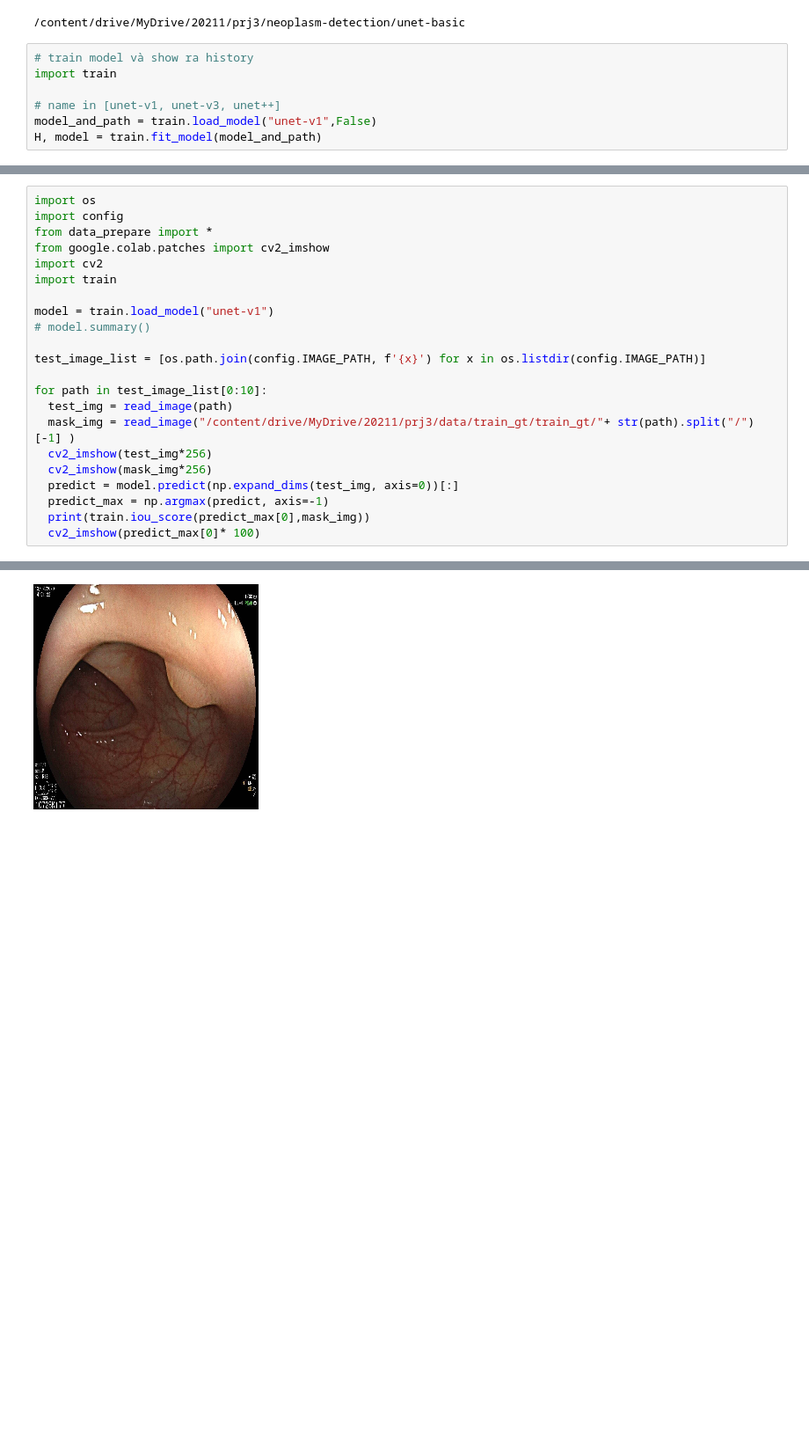
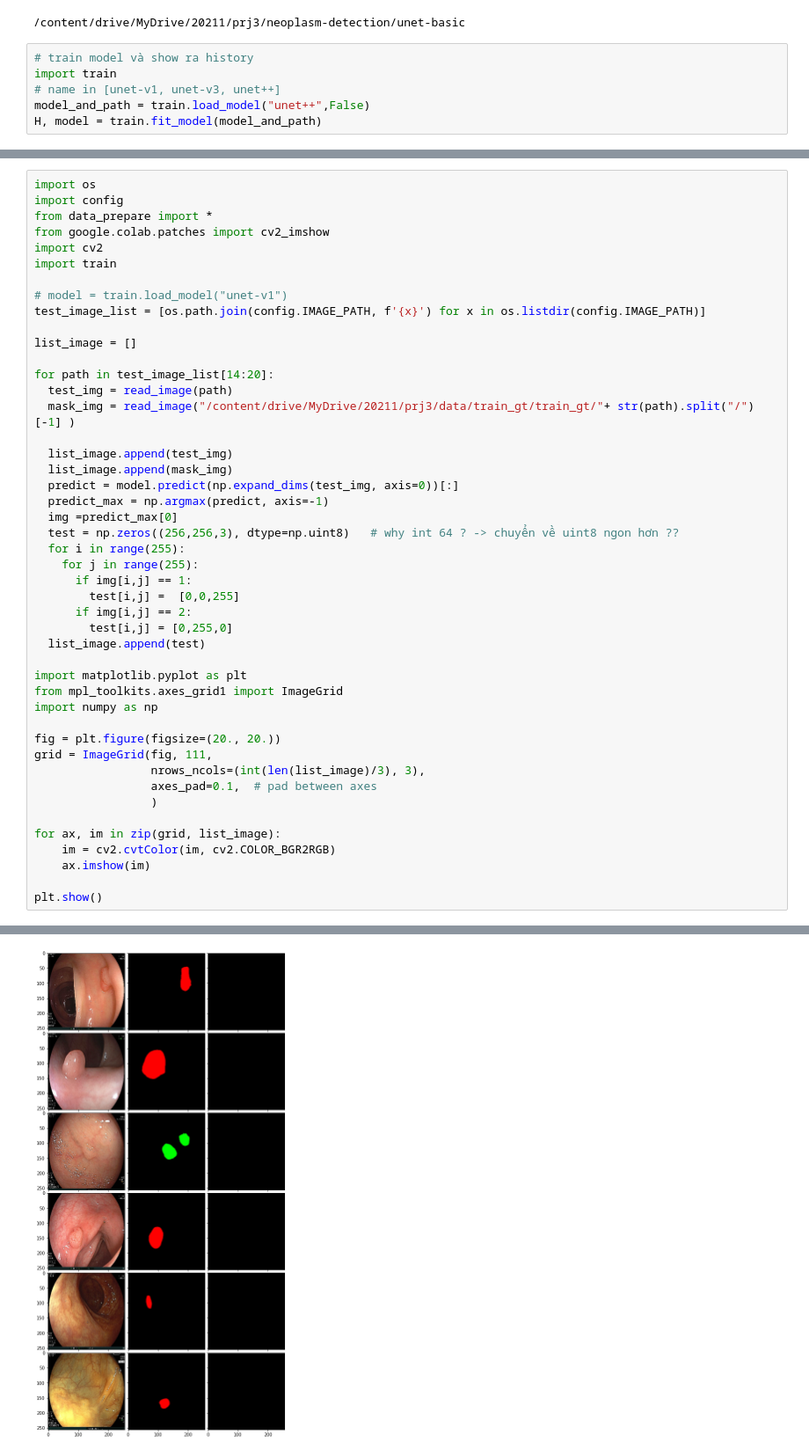
Before and after one commit to longpt233/neoplasm-detection, a Jupyter notebook: unet-basic/main.ipynb, the cells around one changed output, grey strips where cells are left out. Shown at 88% size. Drawn from its saved outputs; the diff is of its cells as text; blank space fills up the shorter version.

Commit message:
commit để chỉnh cái unet ++ cái mãi k được

```diff
--- a/unet-basic/main.ipynb
+++ b/unet-basic/main.ipynb
@@ -10,8 +10,7 @@ Mounted at /content/drive
 # %%
 # train model và show ra history
 import train
-
 # name in [unet-v1, unet-v3, unet++]
-model_and_path = train.load_model("unet-v1",False)
+model_and_path = train.load_model("unet++",False)
 H, model = train.fit_model(model_and_path)
 # %% [output]
@@ -57,18 +56,42 @@ from google.colab.patches import cv2_imshow
 import cv2
 import train
 
-model = train.load_model("unet-v1")
-# model.summary()
-
+# model = train.load_model("unet-v1")
 test_image_list = [os.path.join(config.IMAGE_PATH, f'{x}') for x in os.listdir(config.IMAGE_PATH)]
 
-for path in test_image_list[0:10]:
+list_image = []
+
+for path in test_image_list[14:20]:
   test_img = read_image(path)
   mask_img = read_image("/content/drive/MyDrive/20211/prj3/data/train_gt/train_gt/"+ str(path).split("/")[-1] )
-  cv2_imshow(test_img*256)
-  cv2_imshow(mask_img*256)
+
+  list_image.append(test_img)
+  list_image.append(mask_img)
   predict = model.predict(np.expand_dims(test_img, axis=0))[:]
   predict_max = np.argmax(predict, axis=-1)
-  print(train.iou_score(predict_max[0],mask_img))
-  cv2_imshow(predict_max[0]* 100)
+  img =predict_max[0]
+  test = np.zeros((256,256,3), dtype=np.uint8)   # why int 64 ? -> chuyển về uint8 ngon hơn ??
+  for i in range(255):
+    for j in range(255):
+      if img[i,j] == 1:
+        test[i,j] =  [0,0,255]
+      if img[i,j] == 2:
+        test[i,j] = [0,255,0]
+  list_image.append(test)
+
+import matplotlib.pyplot as plt
+from mpl_toolkits.axes_grid1 import ImageGrid
+import numpy as np
+
+fig = plt.figure(figsize=(20., 20.))
+grid = ImageGrid(fig, 111,
+                 nrows_ncols=(int(len(list_image)/3), 3),
+                 axes_pad=0.1,  # pad between axes
+                 )
+
+for ax, im in zip(grid, list_image):
+    im = cv2.cvtColor(im, cv2.COLOR_BGR2RGB)
+    ax.imshow(im)
+
+plt.show()
 # %% [output]
@@ -76 +98 @@ load unet v1
-[figure, old version]
+[figure, new version]
```
Also changed, not shown: parts of 7 cells of this notebook, 11 other files.
